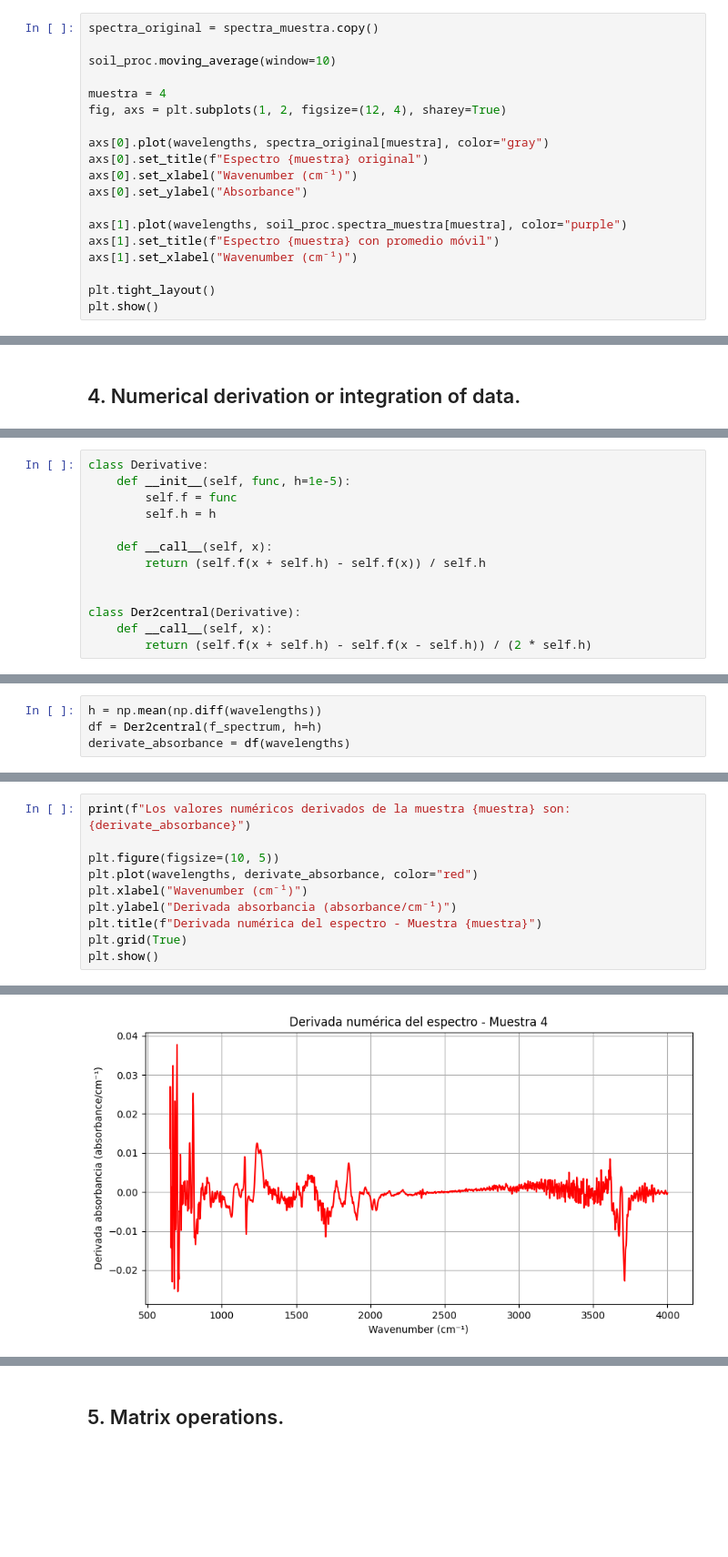
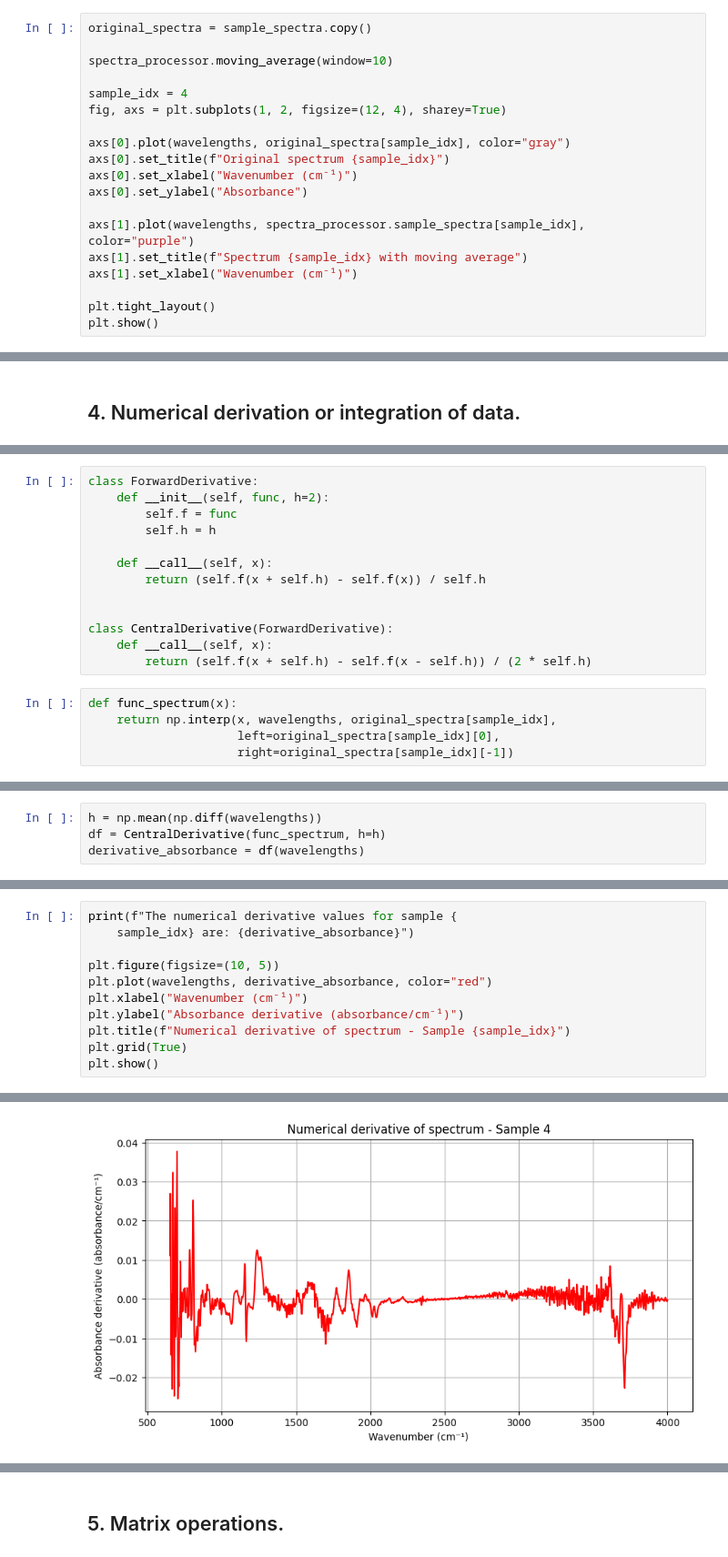
Before and after one commit to lucas-hernandez-02/scientific_programming, a Jupyter notebook: FIRST_LAB/FIRST_LAB.ipynb, the cells around one changed output, grey strips where cells are left out. Shown at 91% size. Saved outputs shown, nothing was run; the diff lists cells and outputs as text; blank space fills up the shorter version.

```diff
--- a/FIRST_LAB/FIRST_LAB.ipynb
+++ b/FIRST_LAB/FIRST_LAB.ipynb
@@ -292,19 +290,19 @@ La figura muestra una comparación lado a lado del espectro de la muestra selecc
 </p>
 # %%
-spectra_original = spectra_muestra.copy()
+original_spectra = sample_spectra.copy()
 
-soil_proc.moving_average(window=10)
+spectra_processor.moving_average(window=10)
 
-muestra = 4
+sample_idx = 4
 fig, axs = plt.subplots(1, 2, figsize=(12, 4), sharey=True)
 
-axs[0].plot(wavelengths, spectra_original[muestra], color="gray")
-axs[0].set_title(f"Espectro {muestra} original")
+axs[0].plot(wavelengths, original_spectra[sample_idx], color="gray")
+axs[0].set_title(f"Original spectrum {sample_idx}")
 axs[0].set_xlabel("Wavenumber (cm⁻¹)")
 axs[0].set_ylabel("Absorbance")
 
-axs[1].plot(wavelengths, soil_proc.spectra_muestra[muestra], color="purple")
-axs[1].set_title(f"Espectro {muestra} con promedio móvil")
+axs[1].plot(wavelengths, spectra_processor.sample_spectra[sample_idx], color="purple")
+axs[1].set_title(f"Spectrum {sample_idx} with moving average")
 axs[1].set_xlabel("Wavenumber (cm⁻¹)")
 
 plt.tight_layout()
@@ -377,7 +375,7 @@ Con el fin de transformar los datos discretos del espectro en una función conti
 </p>
 # %%
-class Derivative:
-    def __init__(self, func, h=1e-5):
+class ForwardDerivative:
+    def __init__(self, func, h=2):
         self.f = func
         self.h = h
 
@@ -385,7 +383,12 @@ class Derivative:
         return (self.f(x + self.h) - self.f(x)) / self.h
 
 
-class Der2central(Derivative):
+class CentralDerivative(ForwardDerivative):
     def __call__(self, x):
         return (self.f(x + self.h) - self.f(x - self.h)) / (2 * self.h)
+# %%
+def func_spectrum(x):
+    return np.interp(x, wavelengths, original_spectra[sample_idx],
+                     left=original_spectra[sample_idx][0],
+                     right=original_spectra[sample_idx][-1])
 # %% [markdown]
@@ -402,6 +398,6 @@ def f_spectrum(x):
 # %%
 h = np.mean(np.diff(wavelengths))
-df = Der2central(f_spectrum, h=h)
-derivate_absorbance = df(wavelengths)
+df = CentralDerivative(func_spectrum, h=h)
+derivative_absorbance = df(wavelengths)
 # %% [markdown]
 <p align="justify">
@@ -409,12 +405,13 @@ El vector presentado contiene los valores de la derivada numérica de la absorba
 </p>
 # %%
-print(f"Los valores numéricos derivados de la muestra {muestra} son: {derivate_absorbance}")
+print(f"The numerical derivative values for sample {
+    sample_idx} are: {derivative_absorbance}")
 
 plt.figure(figsize=(10, 5))
-plt.plot(wavelengths, derivate_absorbance, color="red")
+plt.plot(wavelengths, derivative_absorbance, color="red")
 plt.xlabel("Wavenumber (cm⁻¹)")
-plt.ylabel("Derivada absorbancia (absorbance/cm⁻¹)")
-plt.title(f"Derivada numérica del espectro - Muestra {muestra}")
+plt.ylabel("Absorbance derivative (absorbance/cm⁻¹)")
+plt.title(f"Numerical derivative of spectrum - Sample {sample_idx}")
 plt.grid(True)
 plt.show()
 # %% [output]
@@ -422,3 +419,3 @@ Los valores numéricos derivados de la muestra 4 son: [ 0.01116    0.0269775  0.
-[figure, old version]
+[figure, new version]
 # %% [markdown]
 <p align="justify">
```
Also changed, not shown: parts of 41 cells of this notebook.
